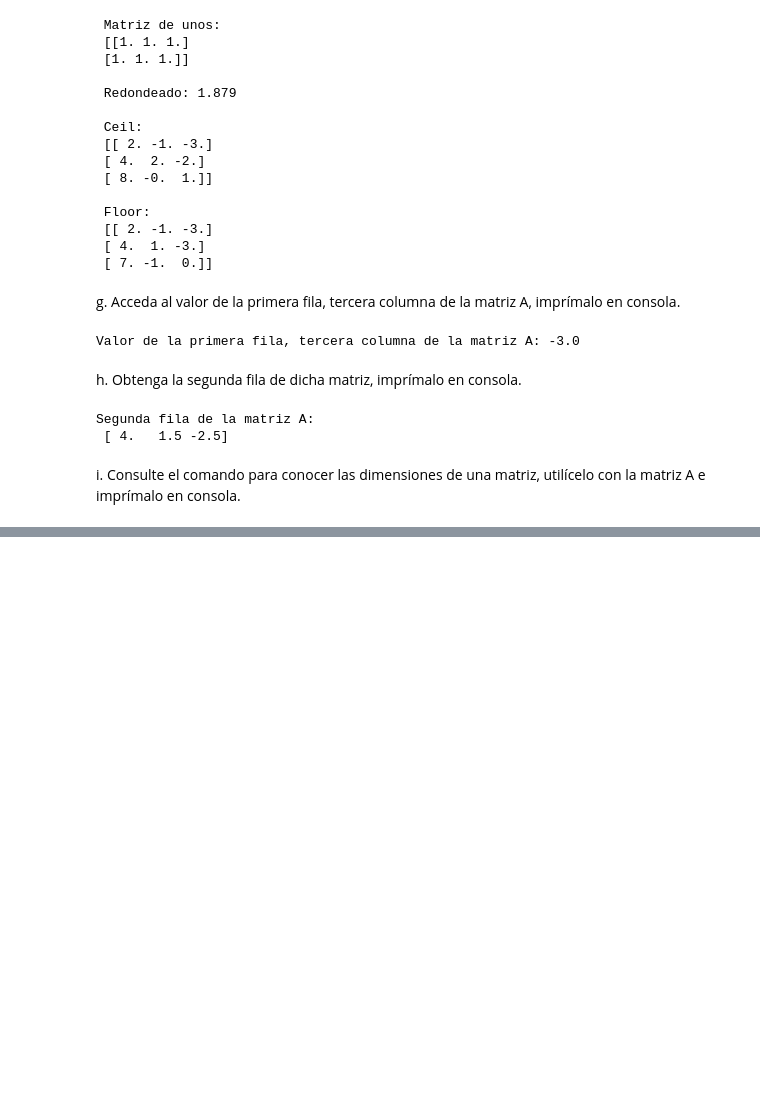
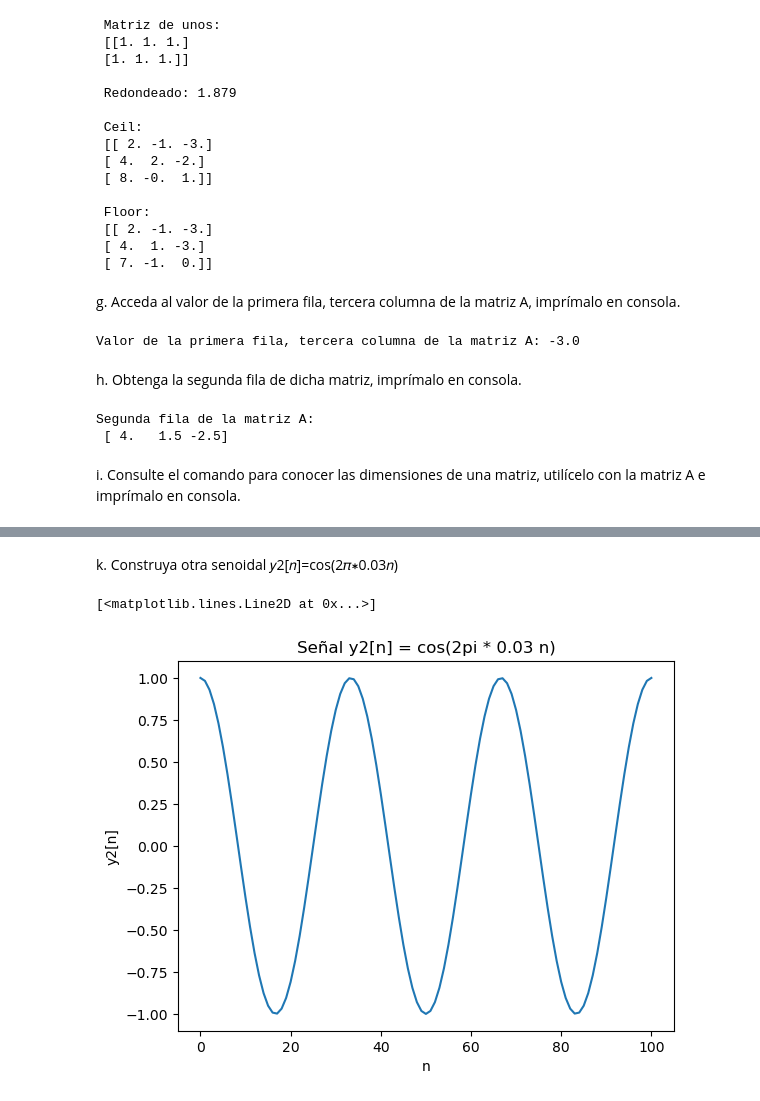
Before and after one commit to marianavasquezr/LAB_BIOSENALES, a Jupyter notebook: proyecto 1.ipynb, the cells around one changed output, grey strips where cells are left out. Drawn from its saved outputs; the diff is of its cells as text; code cells hidden in the pictures; blank space fills up the shorter version.

```diff
--- a/proyecto 1.ipynb
+++ b/proyecto 1.ipynb
@@ -107,0 +130,12 @@ i. Consulte el comando para conocer las dimensiones de una matriz, utilícelo co
+# %% [markdown]
+
+k. Construya otra senoidal 𝑦2[𝑛]=cos(2𝜋∗0.03𝑛)
+# %%
+y2 = np.cos(2*np.pi * 0.03 * n)    # Construimos la señal y2[n]
+plt.xlabel("n")                 # Etiqueta del eje x
+plt.ylabel("y2[n]")              # Etiqueta del eje y
+plt.title("Señal y2[n] = cos(2pi * 0.03 n)")  # Título de la gráfica
+plt.plot(n,y2)
+# %% [output]
+[<matplotlib.lines.Line2D at 0x...>]
+[figure, added]
```
Also changed, not shown: parts of 14 cells of this notebook, 1 other file.
